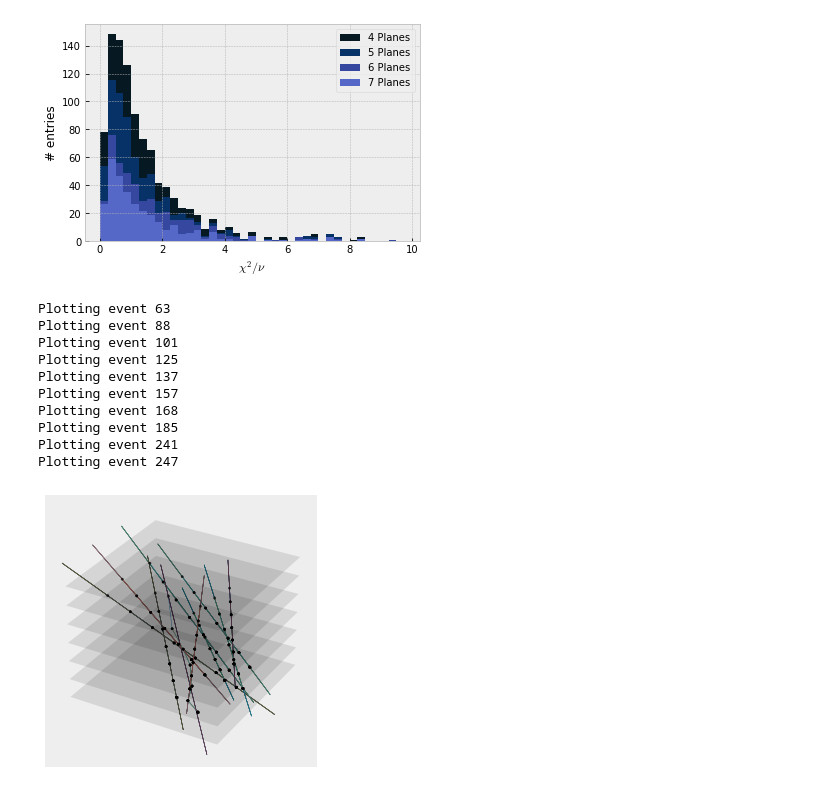
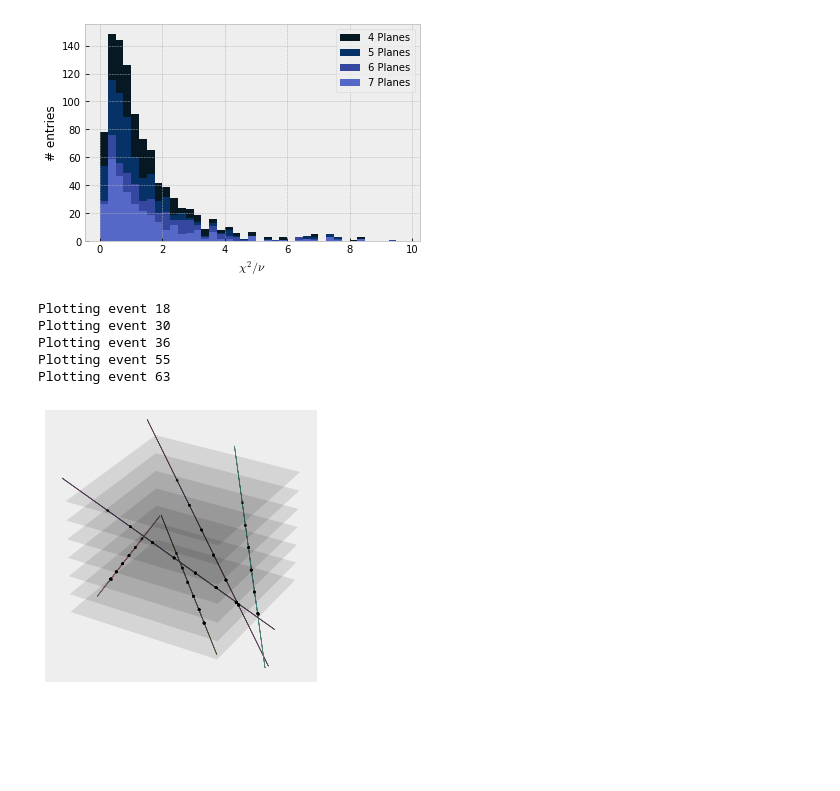
Before and after one commit to DavidSchledewitz/Awesome_Cosmics, a Jupyter notebook: 3_Manual_Analysis/Tutorial.ipynb, the cells around one changed output. Cells and saved outputs as stored; diff of their text form; code cells hidden in the pictures; blank space fills up the shorter version.

```diff
--- a/3_Manual_Analysis/Tutorial.ipynb
+++ b/3_Manual_Analysis/Tutorial.ipynb
@@ -796,16 +783,11 @@ plotchi2(10,np.arange(0,10,.25))
 # %% [output]
 [figure]
 # %%
-plot(10,True,True,7)
+plot(5,True,True,6)
 # %% [output]
+Plotting event 18
+Plotting event 30
+Plotting event 36
+Plotting event 55
 Plotting event 63
-Plotting event 88
-Plotting event 101
-Plotting event 125
-Plotting event 137
-Plotting event 157
-Plotting event 168
-Plotting event 185
-Plotting event 241
-Plotting event 247
-[figure, old version]
+[figure, new version]
```
Also changed, not shown: parts of 3 cells of this notebook.
